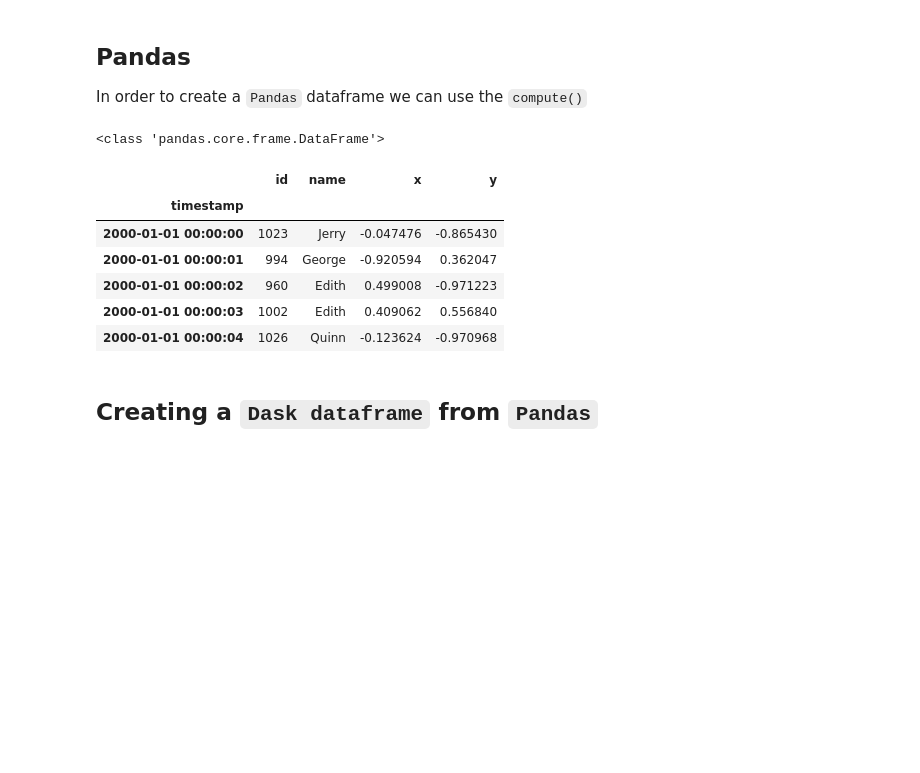
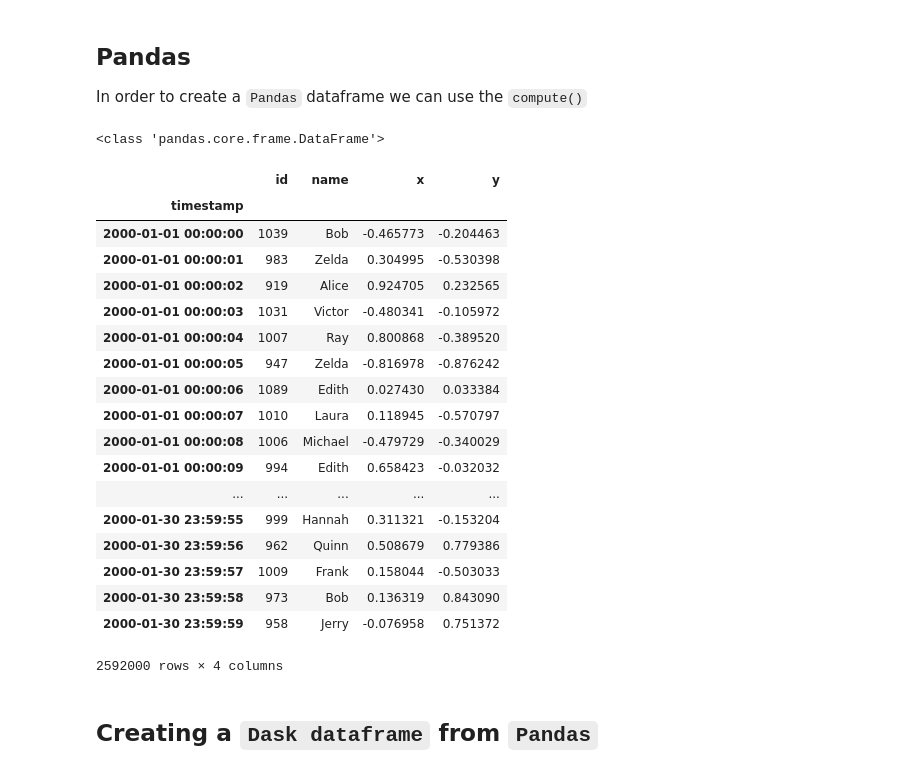
Before and after one commit to sephib/dask_pyconil2019, a Jupyter notebook: dask_for_pandas-in_ETL.ipynb, the cells around one changed output. Saved outputs shown, nothing was run; the diff lists cells and outputs as text; code cells hidden in the pictures; blank space fills up the shorter version.

```diff
--- a/dask_for_pandas-in_ETL.ipynb
+++ b/dask_for_pandas-in_ETL.ipynb
@@ -168,16 +161,28 @@ In order to create a `Pandas` dataframe we can use the `compute()`
 # %%
 pdf = ddf.compute()
 print(type(pdf))
-pdf.head()
+pdf
 # %% [output]
 <class 'pandas.core.frame.DataFrame'>
 |  | id | name | x | y |
 | timestamp |  |  |  |  |
-| 2000-01-01 00:00:00 | 1023 | Jerry | -0.047476 | -0.865430 |
-| 2000-01-01 00:00:01 | 994 | George | -0.920594 | 0.362047 |
-| 2000-01-01 00:00:02 | 960 | Edith | 0.499008 | -0.971223 |
-| 2000-01-01 00:00:03 | 1002 | Edith | 0.409062 | 0.556840 |
-| 2000-01-01 00:00:04 | 1026 | Quinn | -0.123624 | -0.970968 |
+| 2000-01-01 00:00:00 | 1039 | Bob | -0.465773 | -0.204463 |
+| 2000-01-01 00:00:01 | 983 | Zelda | 0.304995 | -0.530398 |
+| 2000-01-01 00:00:02 | 919 | Alice | 0.924705 | 0.232565 |
+| 2000-01-01 00:00:03 | 1031 | Victor | -0.480341 | -0.105972 |
+| 2000-01-01 00:00:04 | 1007 | Ray | 0.800868 | -0.389520 |
+| 2000-01-01 00:00:05 | 947 | Zelda | -0.816978 | -0.876242 |
+| 2000-01-01 00:00:06 | 1089 | Edith | 0.027430 | 0.033384 |
+| 2000-01-01 00:00:07 | 1010 | Laura | 0.118945 | -0.570797 |
+| 2000-01-01 00:00:08 | 1006 | Michael | -0.479729 | -0.340029 |
+| 2000-01-01 00:00:09 | 994 | Edith | 0.658423 | -0.032032 |
+| ... | ... | ... | ... | ... |
+| 2000-01-30 23:59:55 | 999 | Hannah | 0.311321 | -0.153204 |
+| 2000-01-30 23:59:56 | 962 | Quinn | 0.508679 | 0.779386 |
+| 2000-01-30 23:59:57 | 1009 | Frank | 0.158044 | -0.503033 |
+| 2000-01-30 23:59:58 | 973 | Bob | 0.136319 | 0.843090 |
+| 2000-01-30 23:59:59 | 958 | Jerry | -0.076958 | 0.751372 |
+2592000 rows × 4 columns
 # %% [markdown]
 ## Creating a `Dask dataframe` from `Pandas`
 # %% [markdown]
```
Also changed, not shown: parts of 60 cells of this notebook.
